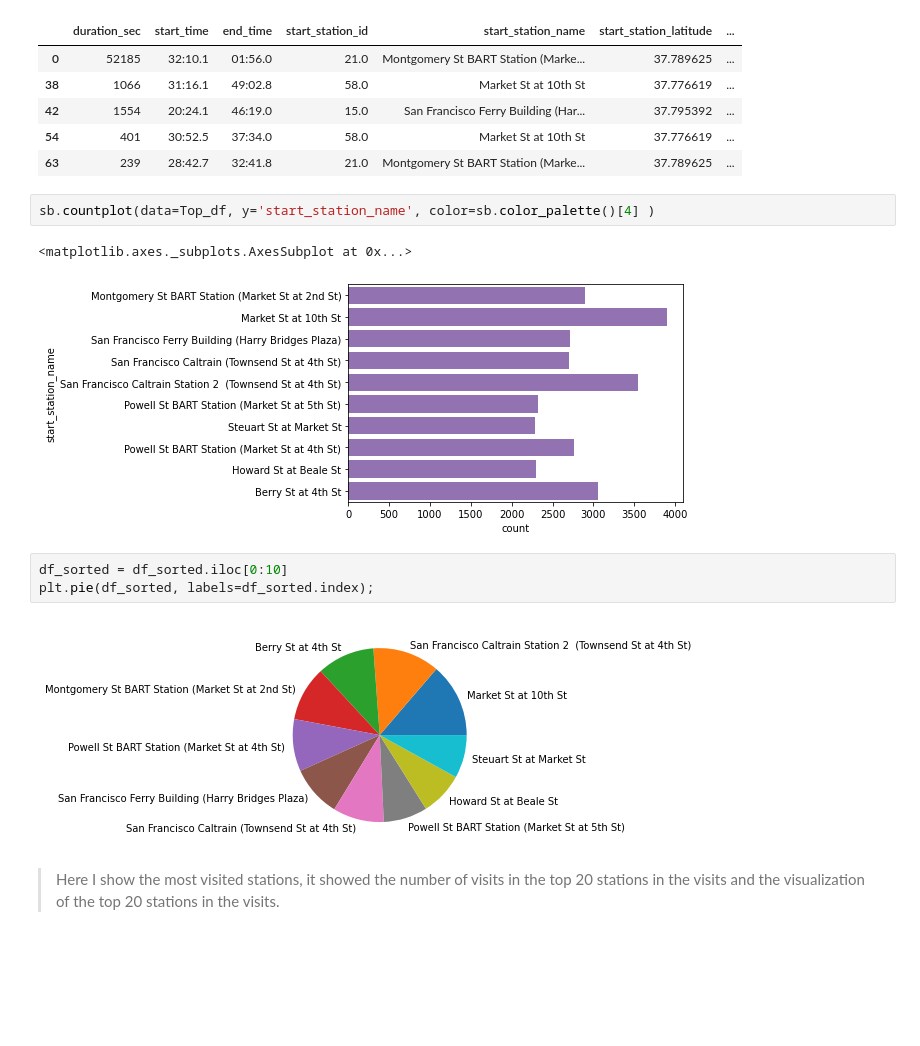
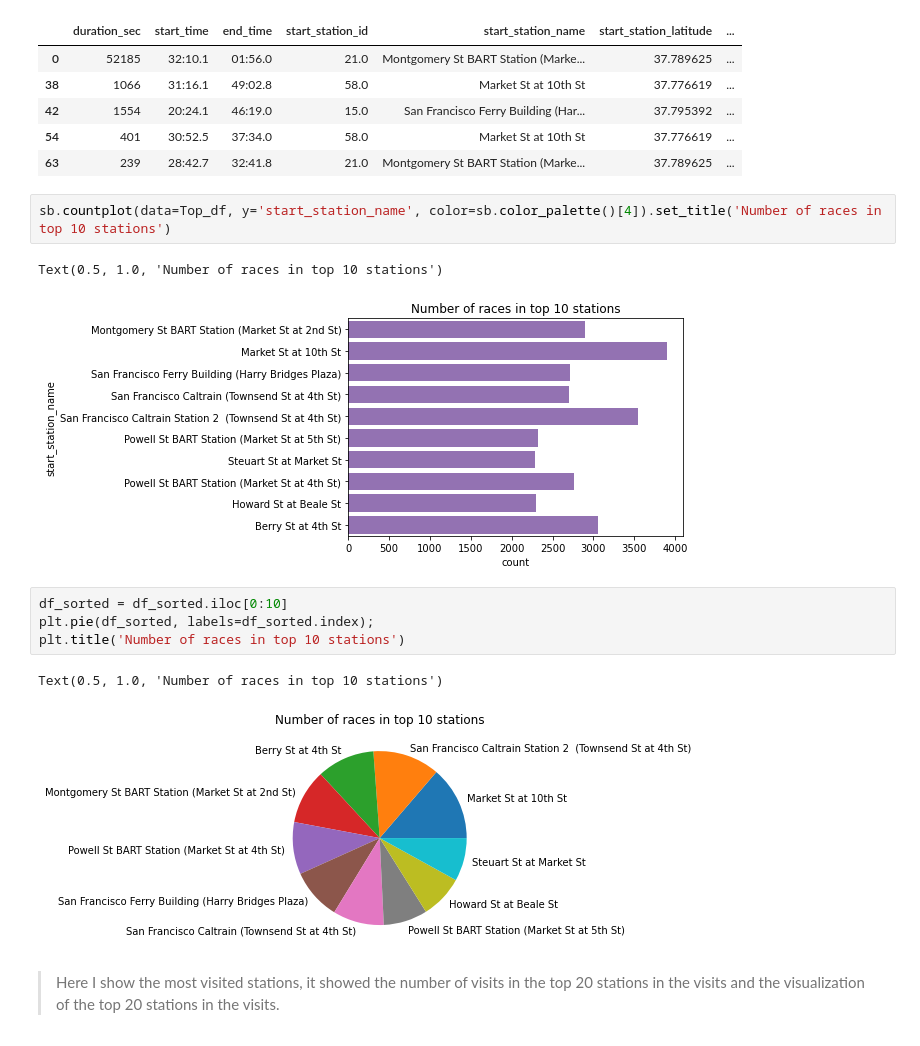
Before and after one commit to Mostafa502/Ford-gobike-Data-Analysis-Visualization, a Jupyter notebook: exploration_template.ipynb, the cells around one changed output. Drawn from its saved outputs; the diff is of its cells as text; blank space fills up the shorter version.

```diff
--- a/exploration_template.ipynb
+++ b/exploration_template.ipynb
@@ -202,15 +214,17 @@ Top_df.head()
 | 54 | 401 | 30:52.5 | 37:34.0 | 58.0 | Market St at 10th St | 37.776619 | ... |
 | 63 | 239 | 28:42.7 | 32:41.8 | 21.0 | Montgomery St BART Station (Marke... | 37.789625 | ... |
 # %%
-sb.countplot(data=Top_df, y='start_station_name', color=sb.color_palette()[4] )
+sb.countplot(data=Top_df, y='start_station_name', color=sb.color_palette()[4]).set_title('Number of races in top 10 stations')
 # %% [output]
-<matplotlib.axes._subplots.AxesSubplot at 0x...>
+Text(0.5, 1.0, 'Number of races in top 10 stations')
-[figure, old version]
+[figure, new version]
 # %%
 df_sorted = df_sorted.iloc[0:10]
 plt.pie(df_sorted, labels=df_sorted.index);
+plt.title('Number of races in top 10 stations')
 # %% [output]
+Text(0.5, 1.0, 'Number of races in top 10 stations')
-[figure, old version]
+[figure, new version]
 # %% [markdown]
 > Here I show the most visited stations, it showed the number of visits in the top 20 stations in the visits and the visualization of the top 20 stations in the visits.
 # %%
```
Also changed, not shown: parts of 29 cells of this notebook.
